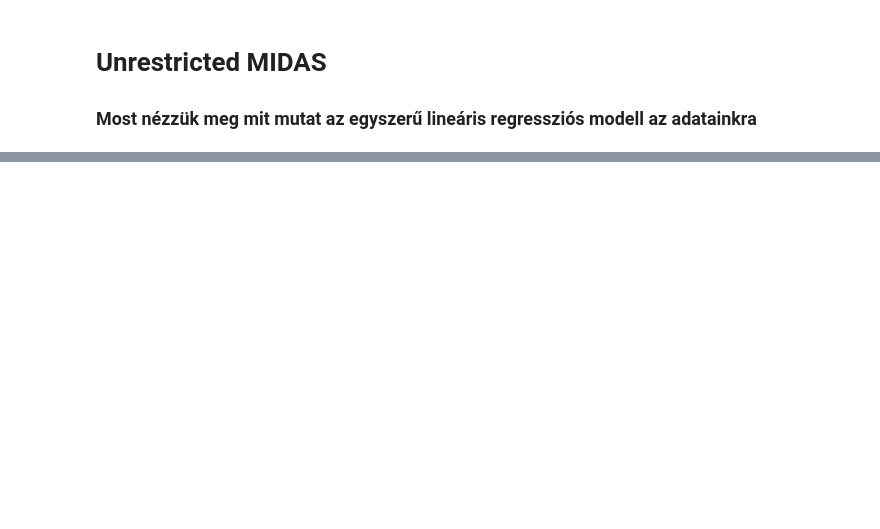
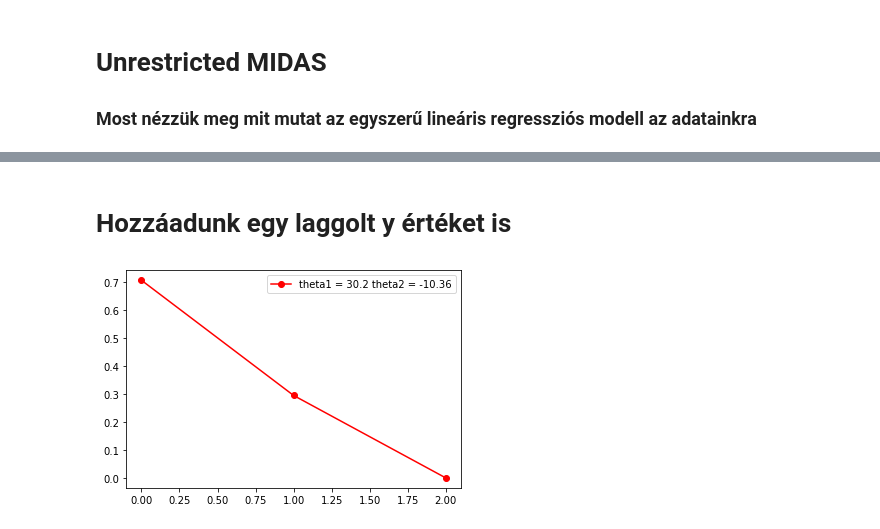
Before and after one commit to NemesiP/volatility-forecasting, a Jupyter notebook: Model/Example2.ipynb, the cells around one changed output, grey strips where cells are left out. Cells and saved outputs as stored; diff of their text form; code cells hidden in the pictures; blank space fills up the shorter version.

```diff
--- a/Model/Example2.ipynb
+++ b/Model/Example2.ipynb
@@ -137,0 +138,37 @@ plt.show()
+# %% [markdown]
+# Hozzáadunk egy laggolt y értéket is
+# %%
+df1_lagged = FeaturesManipulation.build_lag(df1.Chg, lag = 1)
+X = np.append(X, np.array(df1_lagged.lag_1).reshape(df1_lagged.shape[0], 1), axis = 1)
+# %%
+def f(var, x):
+    return var[0] + var[1] * WeightMethod().x_weighted_almon(x[:, [0, 1, 2]], [var[2], var[3]]) + var[4]*x[:,3]
+
+def func(pars, x, data = None):
+    a, b, c, d, e = pars['b0'], pars['b1'], pars['theta1'], pars['theta2'], pars['b2']
+    model = a + b * WeightMethod().x_weighted_almon(x[:, [0, 1, 2]], [c, d]) + e * x[:, 3]
+    if data is None:
+        return model
+    return data - model
+
+params = Parameters()
+params.add('b0', value = 10)
+params.add('b1', value = 10)
+params.add('b2', value = 10)
+params.add('theta1', value = 0.01)
+params.add('theta2', value = 0.01)
+
+data = df1.Chg[1:]
+feat = X
+
+min1 = Minimizer(func, params, fcn_args=(feat,), fcn_kws={'data':data})
+out1 = min1.minimize(method = 'least_squares')
+fit1 = func(out1.params, feat)
+# %%
+model_beta = WeightMethod().ExpAlmonWeights([out1.params['theta1'], out1.params['theta2']], feat.shape[1]-1)
+
+plt.plot(model_beta, 'ro-', label = 'theta1 = '+ str(round(out1.params['theta1'].value,2)) + ' theta2 = ' + str(round(out1.params['theta2'].value,2)))
+plt.legend(loc = 'best')
+plt.show()
+# %% [output]
+[figure, added]
```
Also changed, not shown: parts of 18 cells of this notebook, 3 other files.
